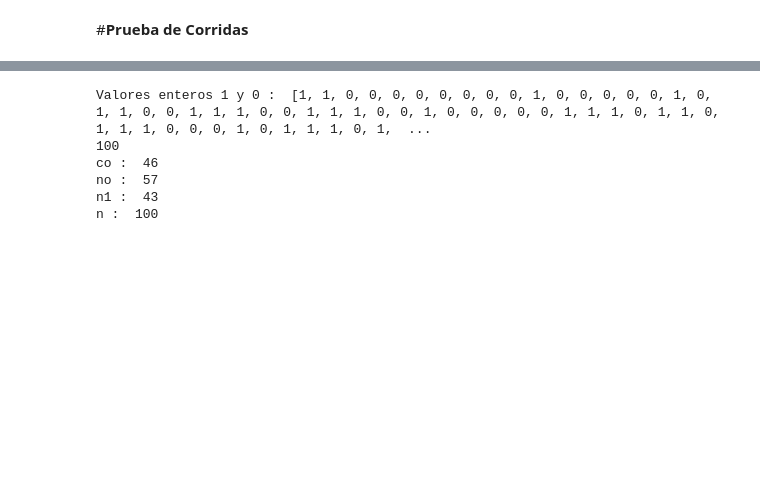
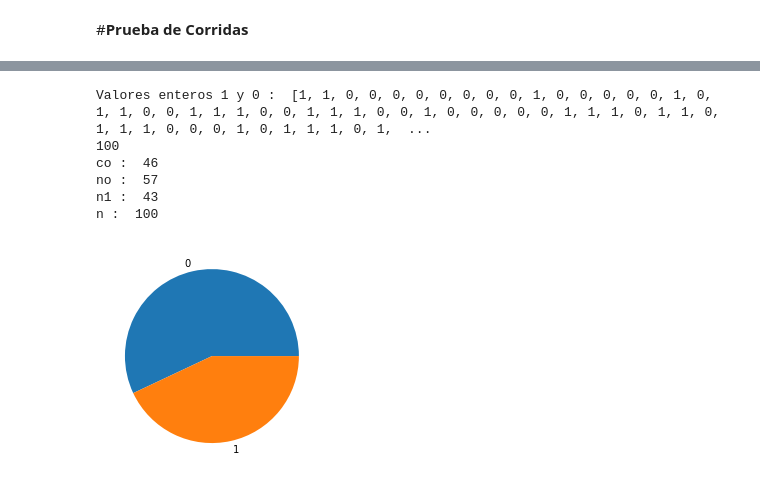
Before and after one commit to John-Macao/Simulacion-JohnMacao, a Jupyter notebook: Prueba_2.ipynb, the cells around one changed output, grey strips where cells are left out. Saved outputs shown, nothing was run; the diff lists cells and outputs as text; code cells hidden in the pictures; blank space fills up the shorter version.

```diff
--- a/Prueba_2.ipynb
+++ b/Prueba_2.ipynb
@@ -232,33 +246,39 @@ iteracion = 0
 
 for j in enteros:
   if aux != j:
     co += 1
     aux=j
 
 print("co : " , co)
 
 n0 = 0
 for j in enteros:
   if j == 0:
     n0 = n0+1
 print("no : " , n0)
 
 n1 = 0
 for j in enteros:
   if j == 1:
     n1 = n1+1
 
 print("n1 : " , n1)
 
 n = n0 + n1
 print("n : " , n)
+
+numeros = [n0,n1]
+nombres = ["0","1"]
+plt.pie(numeros, labels=nombres)
+plt.show()
 # %% [output]
 Valores enteros 1 y 0 :  [1, 1, 0, 0, 0, 0, 0, 0, 0, 0, 1, 0, 0, 0, 0, 0, 1, 0, 1, 1, 0, 0, 1, 1, 1, 0, 0, 1, 1, 1, 0, 0, 1, 0, 0, 0, 0, 0, 1, 1, 1, 0, 1, 1, 0, 1, 1, 1, 0, 0, 0, 1, 0, 1, 1, 1, 0, 1,  ...
 100
 co :  46
 no :  57
 n1 :  43
 n :  100
+[figure, added]
 # %%
 x = valoresRamdom4
 enteros = []
```
Also changed, not shown: parts of 4 cells of this notebook.
